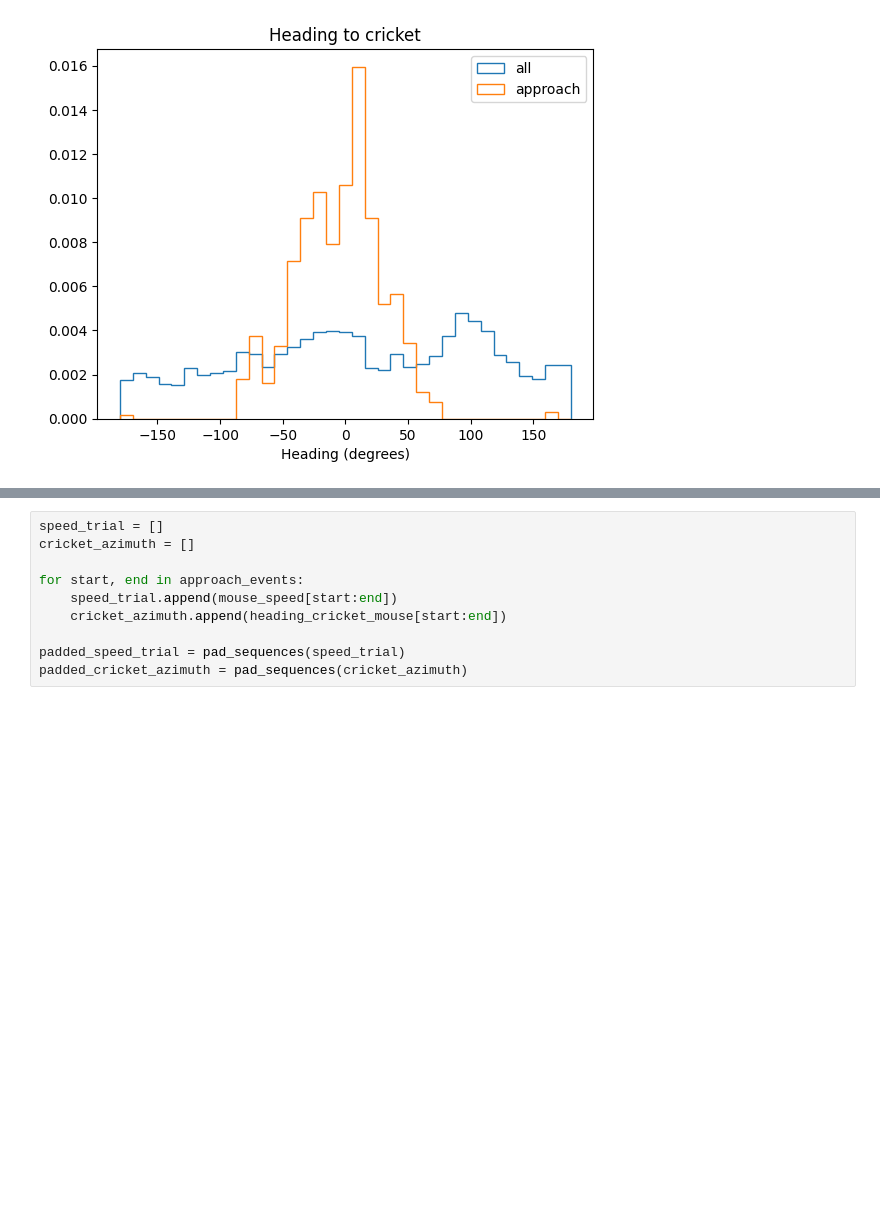
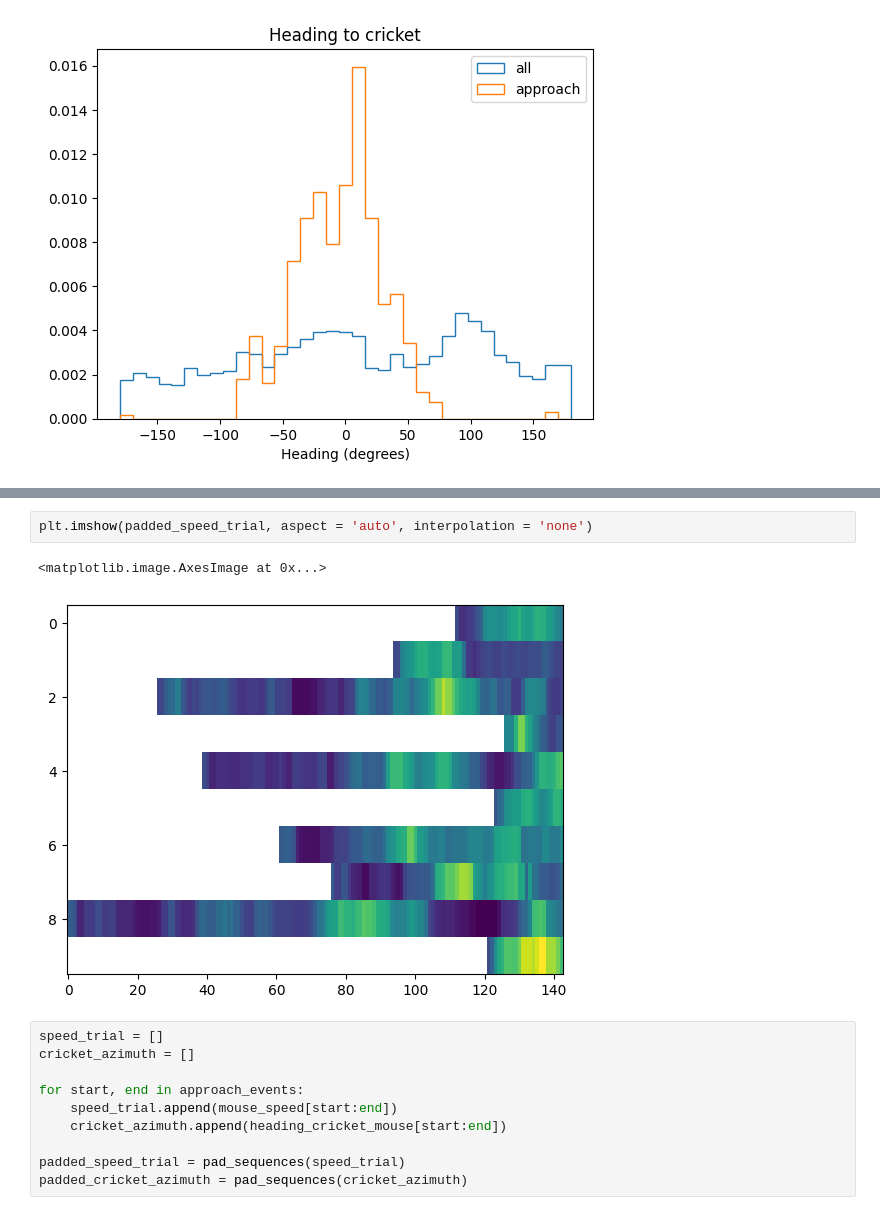
Before and after one commit to arnabiswas/live_cricket_analysis, a Jupyter notebook: analysis_notebook.ipynb, the cells around one changed output, grey strips where cells are left out. Drawn from its saved outputs; the diff is of its cells as text; blank space fills up the shorter version.

```diff
--- a/analysis_notebook.ipynb
+++ b/analysis_notebook.ipynb
@@ -127,3 +162,8 @@ def pad_sequences(sequences):
+# %%
+plt.imshow(padded_speed_trial, aspect = 'auto', interpolation = 'none')
+# %% [output]
+<matplotlib.image.AxesImage at 0x...>
+[figure, added]
 # %%
 speed_trial = []
 cricket_azimuth = []
```
Also changed, not shown: parts of 22 cells of this notebook, 1 other file.
